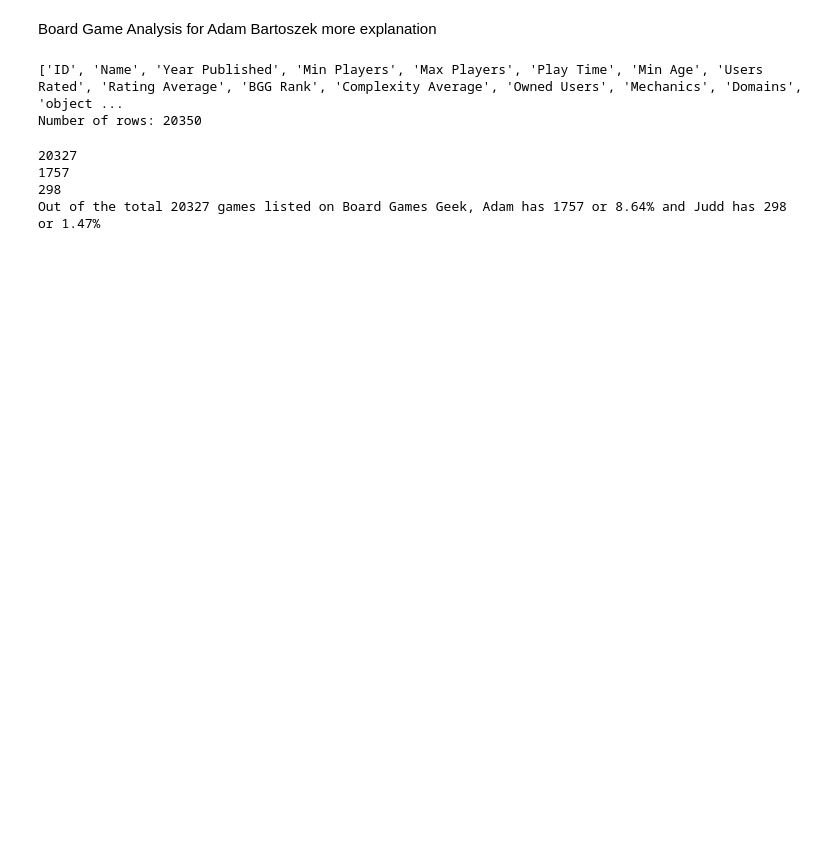
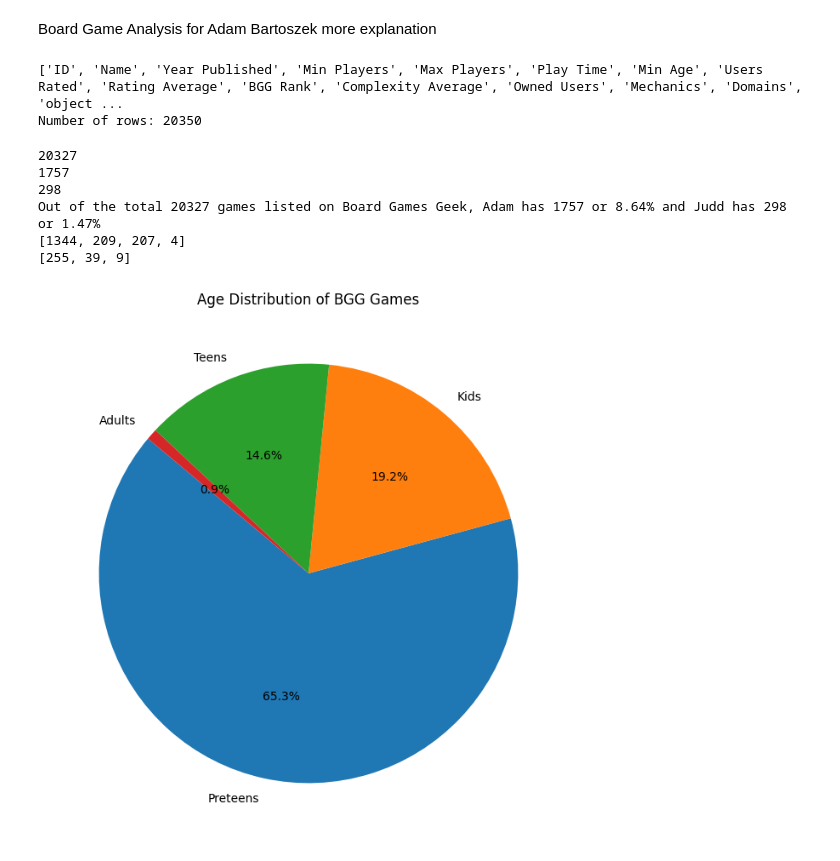
Before and after one commit to tanis2116/Board_Game_Analysis, a Jupyter notebook: Board Game Analsyis.ipynb, the cells around one changed output. Drawn from its saved outputs; the diff is of its cells as text; code cells hidden in the pictures; blank space fills up the shorter version.

Commit message:
added aggregate row to mapping spreadsheet and pie chart age analysis

```diff
--- a/Board Game Analsyis.ipynb
+++ b/Board Game Analsyis.ipynb
@@ -64,26 +64,57 @@ Number of rows: 20350
 # %%
 #Analysis
 # Step 1: Count distinct values in 'ID' column
 distinct_id_count = result['ID'].nunique()
 
 # Step 2: Count distinct, non-NaN values in 'objectid_ab' column
 dist_objectid_ab = result[result['itemtype_ab'] != 'expansion']['objectid_ab'].dropna().loc[result['objectid_ab'] != ''].nunique()
 dist_objectid_jj = result[result['itemtype_jj'] != 'expansion']['objectid_jj'].dropna().loc[result['objectid_jj'] != ''].nunique()
 print(distinct_id_count)
 print(dist_objectid_ab)
 print(dist_objectid_jj)
 # Step 3: Calculate the percentage
 ab_totalperc = round((dist_objectid_ab / distinct_id_count) * 100, 2)
 jj_totalperc = round((dist_objectid_jj / distinct_id_count) * 100, 2)
 
+bgg_age_counts = result['AggregateMapping'].value_counts()
+ab_age_counts = result[result['objectid_ab'].notna()]['AggregateMapping'].value_counts()
+jj_age_counts = result[result['objectid_jj'].notna()]['AggregateMapping'].value_counts()
+
 # Print the result
 print(f"Out of the total {distinct_id_count} games listed on Board Games Geek, Adam has {dist_objectid_ab} or {ab_totalperc}% and Judd has {dist_objectid_jj} or {jj_totalperc}%")
+print(list(ab_age_counts))
+print(list(jj_age_counts))
 
-# Output the 'result' dataframe to an Excel file
-result.to_excel('result.xlsx', index=False)
+# Output the result dataframe to an Excel file
+#result.to_excel('result.xlsx', index=False)
 #ab_jj_outer.to_excel('ab_jj_outer.xlsx', index=False)
+
+plt.figure(figsize=(8, 8))  # Set the size of the plot
+plt.pie(bgg_age_counts, labels=bgg_age_counts.index, autopct='%1.1f%%', startangle=140)
+
+# Title and show pie
+plt.title('Age Distribution of BGG Games')
+plt.show()
+
+plt.figure(figsize=(8, 8))  # Set the size of the plot
+plt.pie(ab_age_counts, labels=ab_age_counts.index, autopct='%1.1f%%', startangle=140)
+
+# Title and show pie
+plt.title('Age Distribution of AB Games')
+plt.show()
+
+
+plt.figure(figsize=(8, 8))  # Set the size of the plot
+plt.pie(jj_age_counts, labels=jj_age_counts.index, autopct='%1.1f%%', startangle=140)
+
+# Title and show the pie chart
+plt.title('Age Distribution of JJ Games')
+plt.show()
 # %% [output]
 20327
 1757
 298
 Out of the total 20327 games listed on Board Games Geek, Adam has 1757 or 8.64% and Judd has 298 or 1.47%
+[1344, 209, 207, 4]
+[255, 39, 9]
+[figure, added]
```
Also changed, not shown: parts of 1 cell of this notebook, 1 other file.
